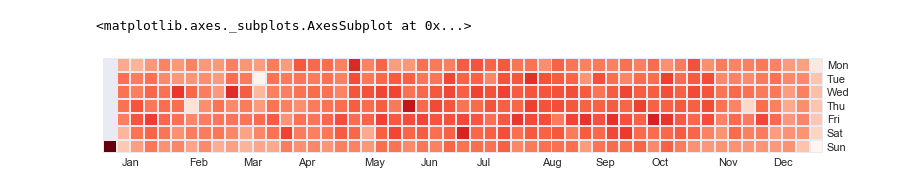
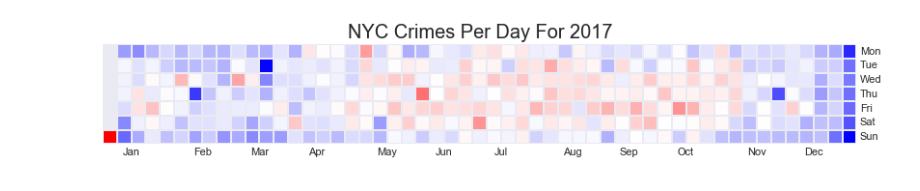
Before and after one commit to andrewnm9/nyc-crime-data, a Jupyter notebook: date-heatmap.ipynb, the cells around one changed output. Saved outputs shown, nothing was run; the diff lists cells and outputs as text; code cells hidden in the pictures.

```diff
--- a/date-heatmap.ipynb
+++ b/date-heatmap.ipynb
@@ -16,18 +12,12 @@ events = tm.value_counts()
-# %%
-def set_size(w,h, ax=None):
-    """ w, h: width, height in inches """
-    if not ax: ax=plt.gca()
-    l = ax.figure.subplotpars.left
-    r = ax.figure.subplotpars.right
-    t = ax.figure.subplotpars.top
-    b = ax.figure.subplotpars.bottom
-    figw = float(w)/(r-l)
-    figh = float(h)/(t-b)
-    ax.figure.set_size_inches(figw, figh)
-
-fig, ax = plt.subplots()
-set_size(10,5, ax)
-calmap.yearplot(events, ax=ax)
-# %% [output]
-<matplotlib.axes._subplots.AxesSubplot at 0x...>
-[figure, removed]
+# %%
+#convert complaint day to datetime type
+tm = pd.to_datetime(df['CMPLNT_FR_DT'], format='%m/%d/%Y', errors='coerce')
+
+#count events and plot using calmap library
+events = tm.value_counts()
+fig, ax = plt.subplots(figsize=(14, 8))
+calmap.yearplot(events, cmap='bwr', ax=ax)
+ax.set_title('NYC Crimes Per Day For 2017', fontsize=20)
+plt.show()
+# %% [output]
+[figure, added]
```
Also changed, not shown: parts of 2 cells of this notebook, 9 other files.
